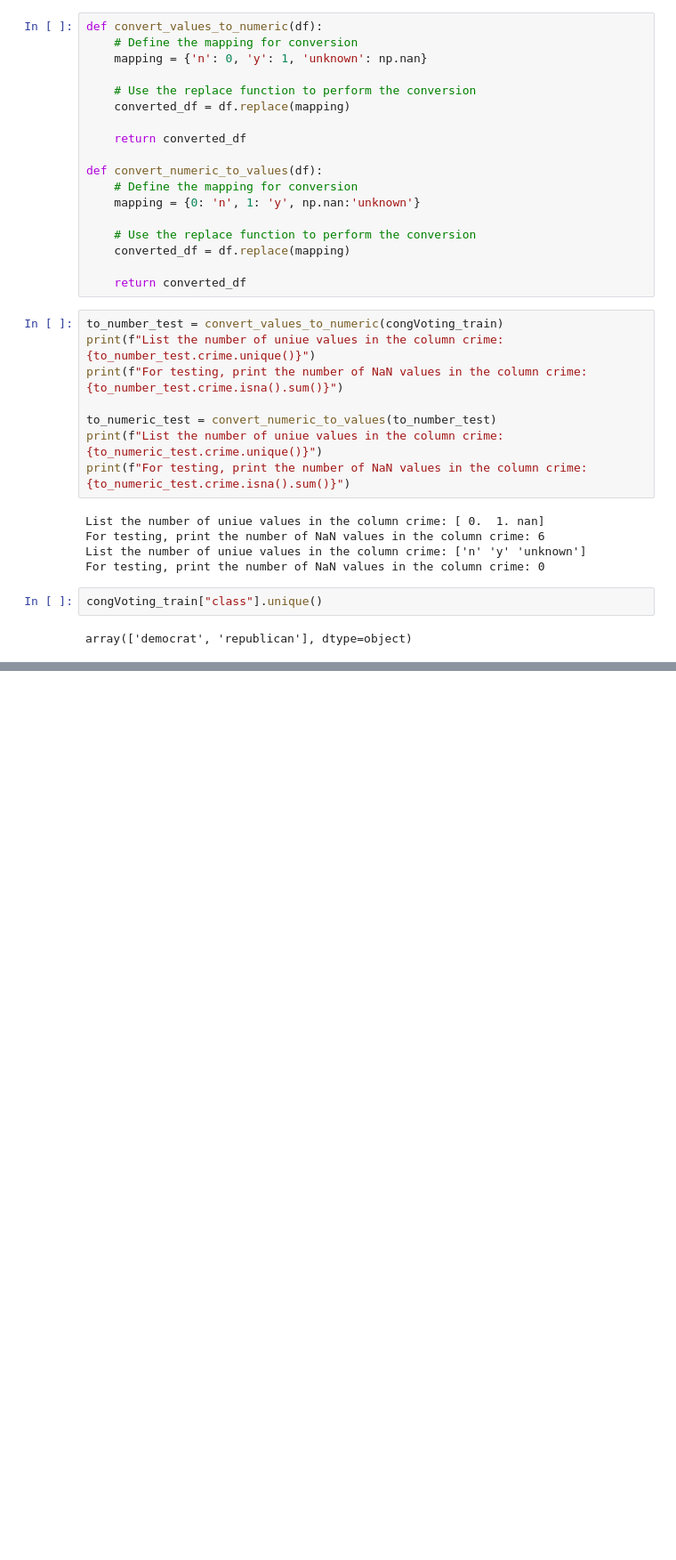
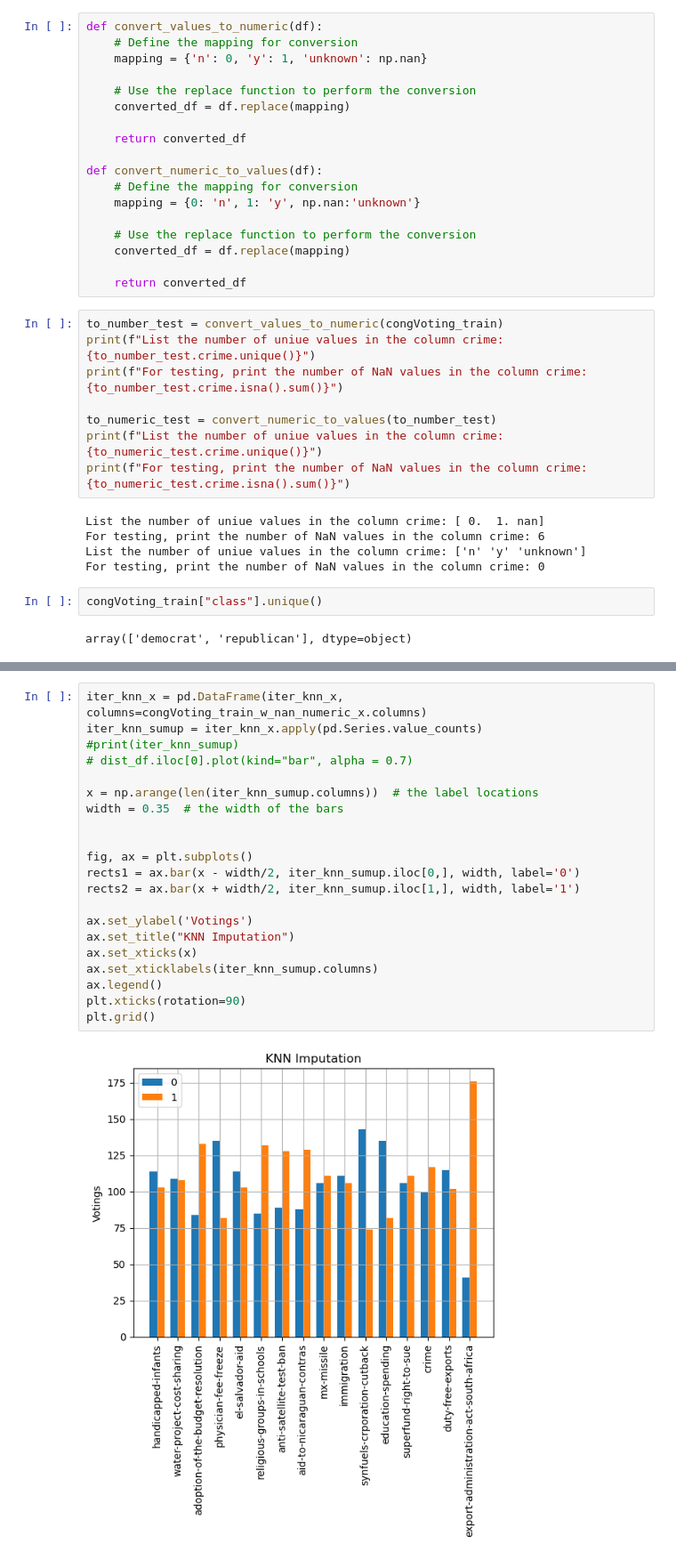
Before and after one commit to izsom/MachineLearning23ws, a Jupyter notebook: Exercise1/congressional_data.ipynb, the cells around one changed output, grey strips where cells are left out. Shown: that part at 89% size. Cells and saved outputs as stored; diff of their text form; blank space fills up the shorter version.

```diff
--- a/Exercise1/congressional_data.ipynb
+++ b/Exercise1/congressional_data.ipynb
@@ -147,0 +224,23 @@ array(['democrat', 'republican'], dtype=object)
+# %%
+iter_knn_x = pd.DataFrame(iter_knn_x, columns=congVoting_train_w_nan_numeric_x.columns)
+iter_knn_sumup = iter_knn_x.apply(pd.Series.value_counts)
+#print(iter_knn_sumup)
+# dist_df.iloc[0].plot(kind="bar", alpha = 0.7)
+
+x = np.arange(len(iter_knn_sumup.columns))  # the label locations
+width = 0.35  # the width of the bars
+
+
+fig, ax = plt.subplots()
+rects1 = ax.bar(x - width/2, iter_knn_sumup.iloc[0,], width, label='0')
+rects2 = ax.bar(x + width/2, iter_knn_sumup.iloc[1,], width, label='1')
+
+ax.set_ylabel('Votings')
+ax.set_title("KNN Imputation")
+ax.set_xticks(x)
+ax.set_xticklabels(iter_knn_sumup.columns)
+ax.legend()
+plt.xticks(rotation=90)
+plt.grid()
+# %% [output]
+[figure, added]
```
Also changed, not shown: parts of 10 cells of this notebook, 1 other file.
